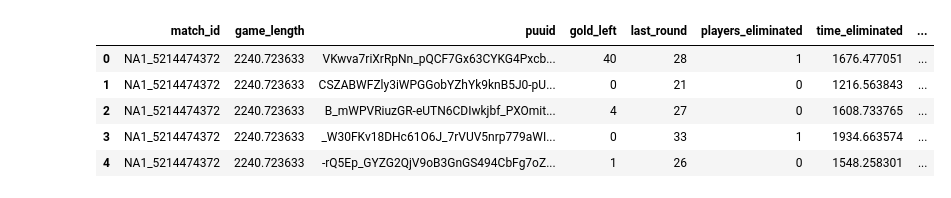
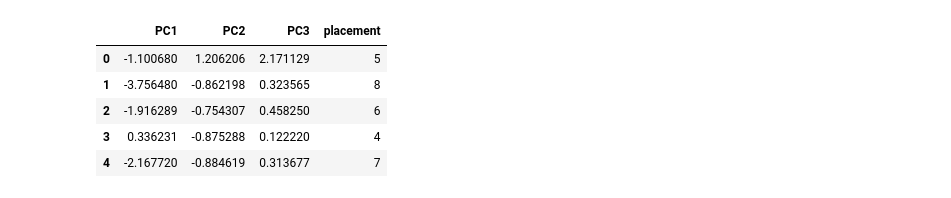
Before and after one commit to WiHi1131/Machine-Learning-Project, a Jupyter notebook: code/Clustering.ipynb, the cells around one changed output. Drawn from its saved outputs; the diff is of its cells as text; code cells hidden in the pictures.

```diff
--- a/code/Clustering.ipynb
+++ b/code/Clustering.ipynb
@@ -0,0 +1,24 @@
+# %%
+import pandas as pd
+import numpy as np
+import matplotlib.pyplot as plt
+from mpl_toolkits.mplot3d import Axes3D
+from sklearn.cluster import KMeans
+from sklearn.metrics import silhouette_score
+
+df_pca = pd.read_csv("../data/PCA_3D_Data.csv")
+
+X = df_pca[['PC1', 'PC2', 'PC3']].values
+
+range_n_clusters = [2, 3, 4, 5, 6, 7, 8]
+silhouette_avgs = {}
+
+for n_clusters in range_n_clusters:
+    kmeans = KMeans(n_clusters=n_clusters, random_state=42)
+    cluster_labels = kmeans.fit_predict(X)
+    silhouette_avg = silhouette_score(X, cluster_labels)
+    silhouette_avgs[n_clusters] = silhouette_avg
+    print(f"For n_clusters = {n_clusters}, average silhouette score = {silhouette_avg:.3f}")
+
+best_ks = sorted(silhouette_avgs, key=silhouette_avgs.get, reverse=True)[:3]
+print("\nChosen k values based on silhouette scores:", best_ks)
@@ -1,15 +35,15 @@
 # %%
-#Loading in Data
+#Putting Labels back in
 
-import pandas as pd
+df_original = pd.read_csv("../data/PRE_PCA.csv")
 
-df = pd.read_csv("../data/PRE_PCA.csv")
+df_pca["placement"] = df_original["placement"]
 
-df.head()
+df_pca.head()
 # %% [output]
-|  | match_id | game_length | puuid | gold_left | last_round | players_eliminated | time_eliminated | ... |
-| 0 | NA1_5214474372 | 2240.723633 | VKwva7riXrRpNn_pQCF7Gx63CYKG4Pxcb... | 40 | 28 | 1 | 1676.477051 | ... |
-| 1 | NA1_5214474372 | 2240.723633 | CSZABWFZly3iWPGGobYZhYk9knB5J0-pU... | 0 | 21 | 0 | 1216.563843 | ... |
-| 2 | NA1_5214474372 | 2240.723633 | B_mWPVRiuzGR-eUTN6CDIwkjbf_PXOmit... | 4 | 27 | 0 | 1608.733765 | ... |
-| 3 | NA1_5214474372 | 2240.723633 | _W30FKv18DHc61O6J_7rVUV5nrp779aWI... | 0 | 33 | 1 | 1934.663574 | ... |
-| 4 | NA1_5214474372 | 2240.723633 | -rQ5Ep_GYZG2QjV9oB3GnGS494CbFg7oZ... | 1 | 26 | 0 | 1548.258301 | ... |
+|  | PC1 | PC2 | PC3 | placement |
+| 0 | -1.100680 | 1.206206 | 2.171129 | 5 |
+| 1 | -3.756480 | -0.862198 | 0.323565 | 8 |
+| 2 | -1.916289 | -0.754307 | 0.458250 | 6 |
+| 3 | 0.336231 | -0.875288 | 0.122220 | 4 |
+| 4 | -2.167720 | -0.884619 | 0.313677 | 7 |
```
Also changed, not shown: parts of 6 cells of this notebook, 5 other files.
